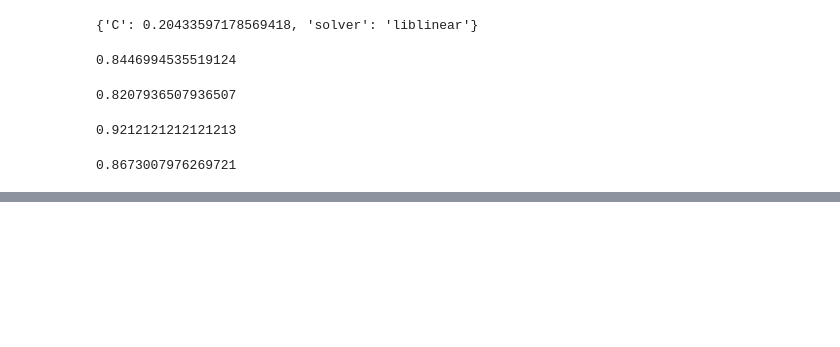
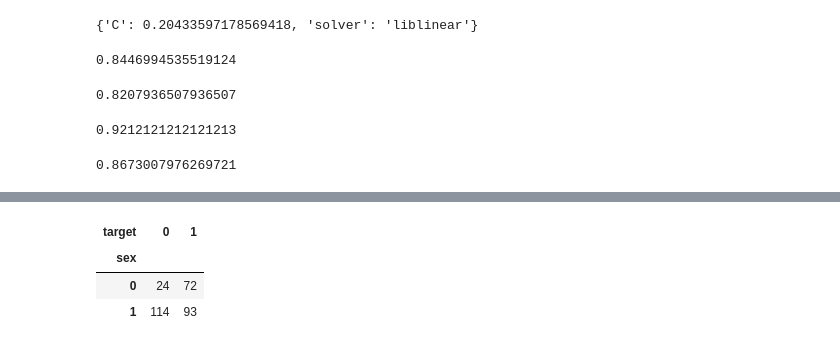
Before and after one commit to Hamedkalantari0111/machine_learning, a Jupyter notebook: Sec11-MilestoneProject I/end-to-end-heart-disease-classification.ipynb, the cells around one changed output, grey strips where cells are left out. Drawn from its saved outputs; the diff is of its cells as text; code cells hidden in the pictures; blank space fills up the shorter version.

```diff
--- a/Sec11-MilestoneProject I/end-to-end-heart-disease-classification.ipynb
+++ b/Sec11-MilestoneProject I/end-to-end-heart-disease-classification.ipynb
@@ -819,0 +874,7 @@ cv_metrics.T.plot.bar(title="Cross-validated classification metrics",
+# %%
+pd.crosstab(df["sex"], df["target"])
+# %% [output]
+| target | 0 | 1 |
+| sex |  |  |
+| 0 | 24 | 72 |
+| 1 | 114 | 93 |
```
Also changed, not shown: parts of 12 cells of this notebook, 2 other files.
